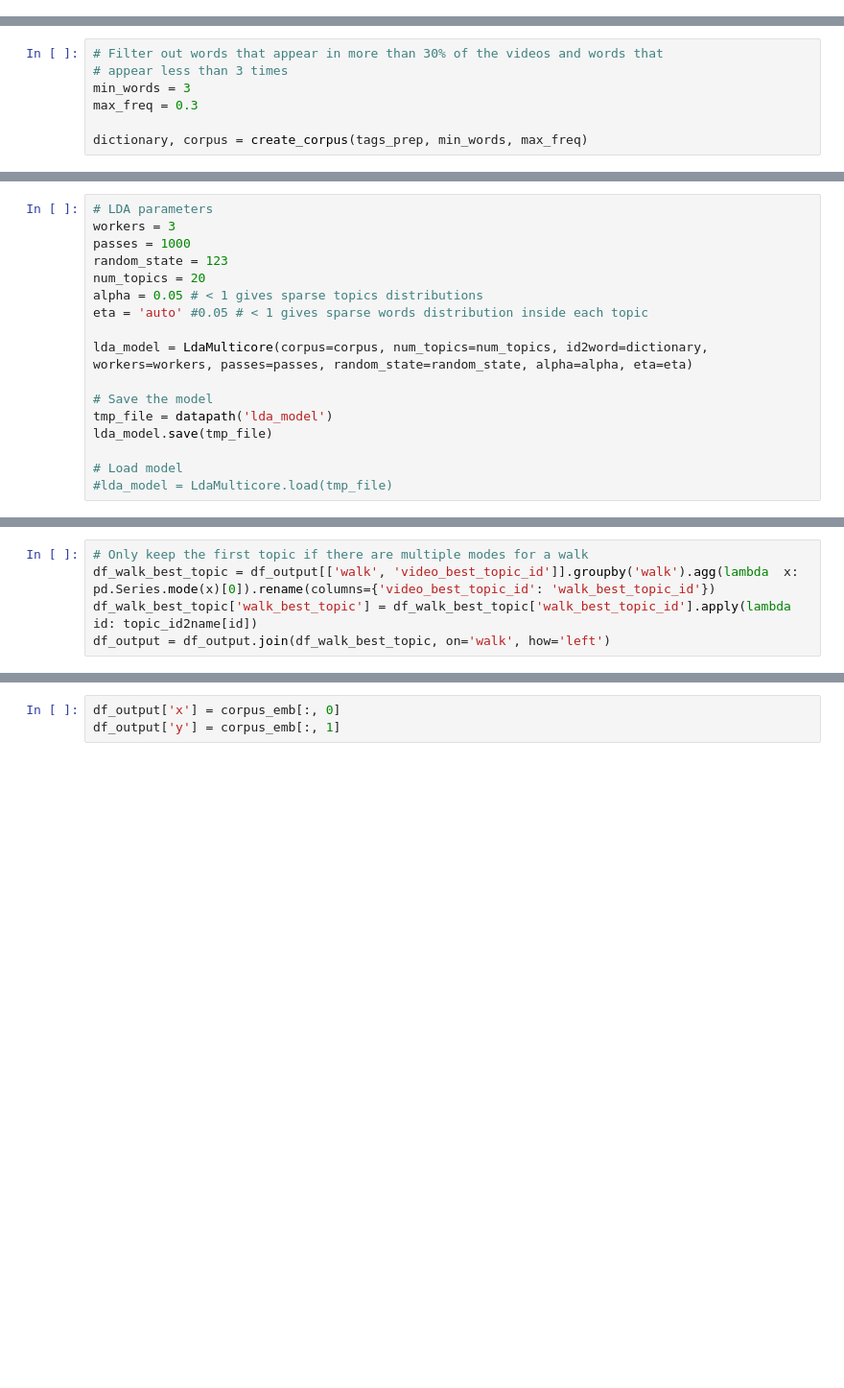
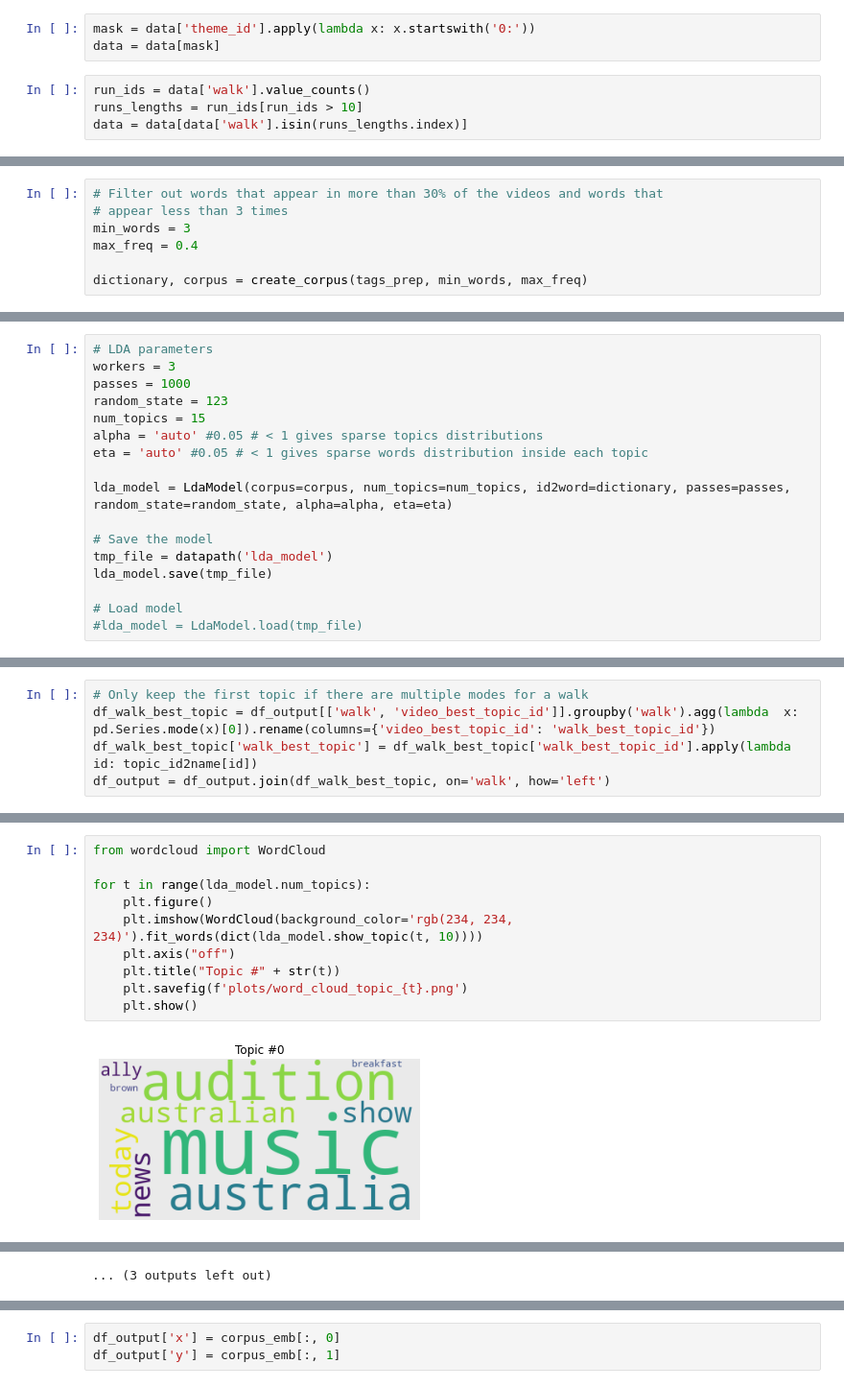
Before and after one commit to SHS-Critical-Data-Studies/SHS-YouTube-Project, a Jupyter notebook: LDA.ipynb, the cells around one changed output, grey strips where cells are left out. Shown at 96% size. Cells and saved outputs as stored; diff of their text form; blank space fills up the shorter version.

Commit message:
Figures

```diff
--- a/LDA.ipynb
+++ b/LDA.ipynb
@@ -17,4 +19,11 @@ walks_folder = 'data/P5'
 data = load_all_walks_tags(walks_folder, True)
+# %%
+mask = data['theme_id'].apply(lambda x: x.startswith('0:'))
+data = data[mask]
+# %%
+run_ids = data['walk'].value_counts()
+runs_lengths = run_ids[run_ids > 10]
+data = data[data['walk'].isin(runs_lengths.index)]
 # %%
 data.shape
 # %% [output]
@@ -42,7 +69,7 @@ tags_prep = [preprocess(t, tag=True) for t in tags]
 # Filter out words that appear in more than 30% of the videos and words that
 # appear less than 3 times
 min_words = 3
-max_freq = 0.3
+max_freq = 0.4
 
 dictionary, corpus = create_corpus(tags_prep, min_words, max_freq)
 # %%
@@ -56,18 +83,18 @@ len(corpus)
 workers = 3
 passes = 1000
 random_state = 123
-num_topics = 20
-alpha = 0.05 # < 1 gives sparse topics distributions
+num_topics = 15
+alpha = 'auto' #0.05 # < 1 gives sparse topics distributions
 eta = 'auto' #0.05 # < 1 gives sparse words distribution inside each topic
 
-lda_model = LdaMulticore(corpus=corpus, num_topics=num_topics, id2word=dictionary, workers=workers, passes=passes, random_state=random_state, alpha=alpha, eta=eta)
+lda_model = LdaModel(corpus=corpus, num_topics=num_topics, id2word=dictionary, passes=passes, random_state=random_state, alpha=alpha, eta=eta)
 
 # Save the model
 tmp_file = datapath('lda_model')
 lda_model.save(tmp_file)
 
 # Load model
-#lda_model = LdaMulticore.load(tmp_file)
+#lda_model = LdaModel.load(tmp_file)
 # %%
 lda_model.show_topics(formatted=False, num_topics=num_topics, num_words=10)
 # %% [output]
@@ -156,0 +186,12 @@ df_output = df_output.join(df_walk_best_topic, on='walk', how='left')
+# %%
+from wordcloud import WordCloud
+
+for t in range(lda_model.num_topics):
+    plt.figure()
+    plt.imshow(WordCloud(background_color='rgb(234, 234, 234)').fit_words(dict(lda_model.show_topic(t, 10))))
+    plt.axis("off")
+    plt.title("Topic #" + str(t))
+    plt.savefig(f'plots/word_cloud_topic_{t}.png')
+    plt.show()
+# %% [output]
+[figure, added]
@@ -156,0 +209 @@ df_output = df_output.join(df_walk_best_topic, on='walk', how='left')
+... (3 outputs left out)
```
Also changed, not shown: parts of 28 cells of this notebook, 19 other files.
